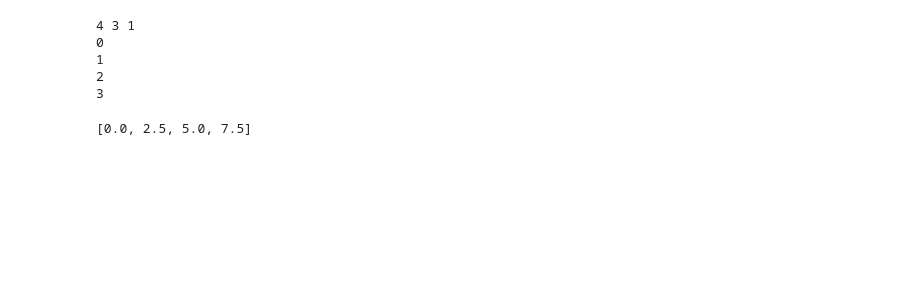
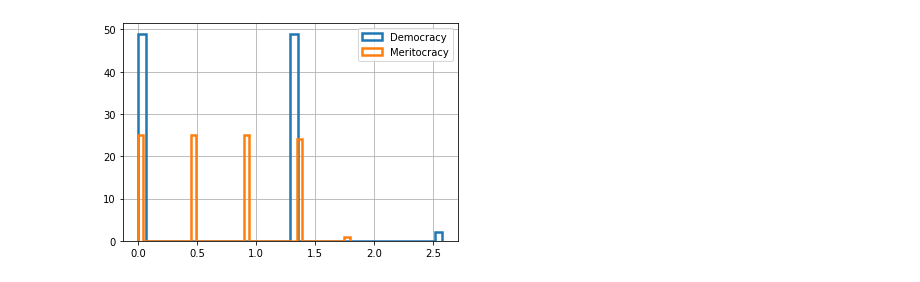
Before and after one commit to aceofgreens/weighted_voting, a Jupyter notebook: weighted_voting.ipynb, the cells around one changed output. Saved outputs shown, nothing was run; the diff lists cells and outputs as text; code cells hidden in the pictures; blank space fills up the shorter version.

```diff
--- a/weighted_voting.ipynb
+++ b/weighted_voting.ipynb
@@ -181,25 +160,7 @@ mean 7.71052631578948 std 5.877903153371317 entropy 3.685293247103358 gini 0.429
-# %%
-def equilibrium_weight(w):
-    n = len(w)
-    median = n // 2
-    n1 = len(w[:median + 1])
-    c = sum(w)/len(w)
-    _n = 0
-    r = []
-    i = 0
-    print(n, n1, n//n1)
-    for i in range(0, n//(n- n1)):
-        print(i)
-        r.extend([0 + i*c]*(n - n1))
-    return r
-
-
-m = [1, 2, 3, 4]
-equilibrium_weight(m)
-# %% [output]
-4 3 1
-0
-1
-2
-3
-[0.0, 2.5, 5.0, 7.5]
+# %%
+plt.hist(r[-1], bins=40, histtype='step', linewidth=2.5, label='Democracy')
+plt.hist(r2[-1], bins=40, histtype='step', linewidth=2.5, label='Meritocracy')
+plt.legend()
+plt.grid(True)
+# %% [output]
+[figure, added]
```
Also changed, not shown: parts of 15 cells of this notebook, 2 other files.
